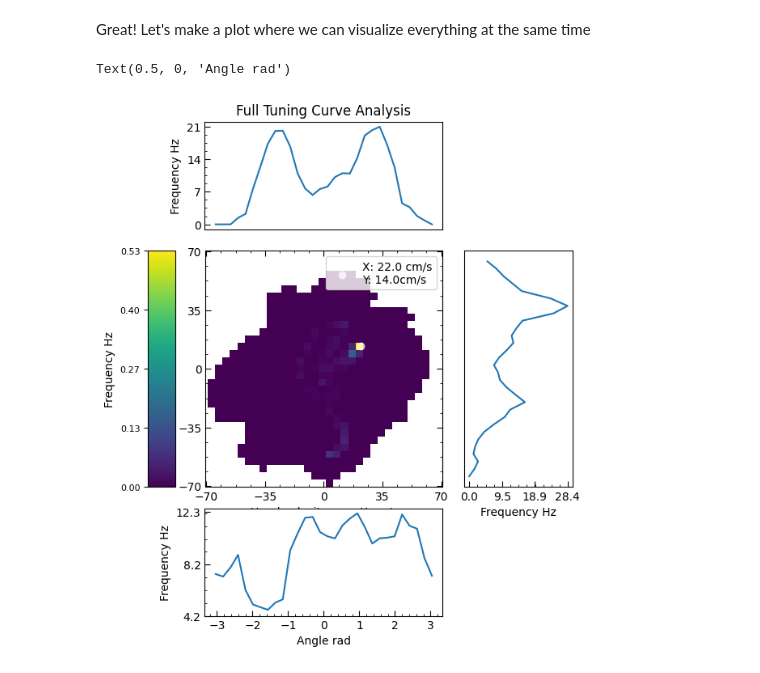
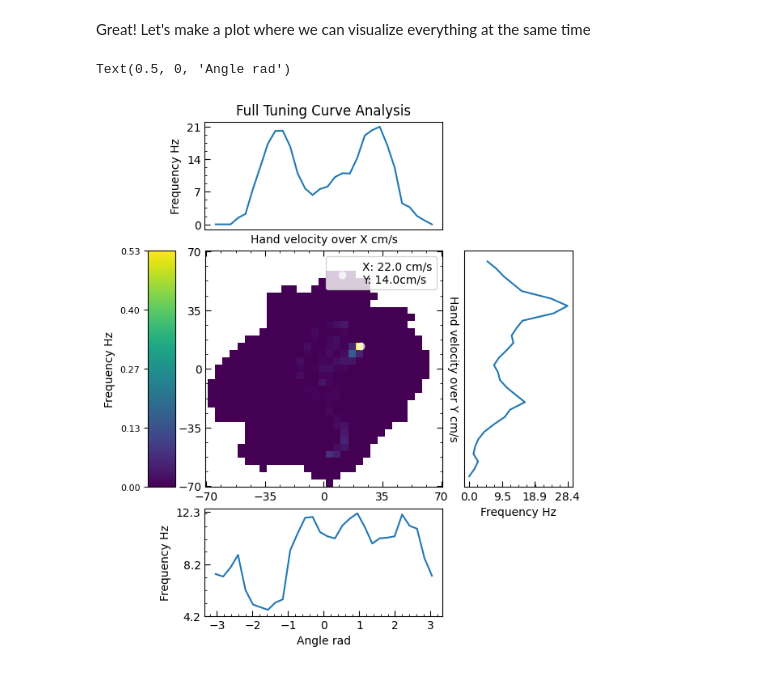
Before and after one commit to catniplab/NeuroTask, a Jupyter notebook: tutorial_data_analysis_nwb.ipynb, the cells around one changed output. Cells and saved outputs as stored; diff of their text form; code cells hidden in the pictures.

Commit message:
tuning curve plot label fix

```diff
--- a/tutorial_data_analysis_nwb.ipynb
+++ b/tutorial_data_analysis_nwb.ipynb
@@ -15,5 +15,5 @@ Remove trials with outcomes: Aborted (A), Incomplete (I), Failed (F)
 
 Also, return the bin size of the dataset in ms
 # %%
-data = nap.load_file("001056/sub-Animal-1-&-2/sub-Animal-1-&-2.nwb")
+data = nap.load_file("/Users/guilhermec.f/Documents/GitHub/NeuroTask - Internship/Dataset/001056/sub-Animal-1-&-2/sub-Animal-1-&-2.nwb")
 df , bin = get_dataframe(data,filter_result=[b'R'])
@@ -434,8 +436,6 @@ plt.yticks(yticks)
 
 #Label Managemnt
 plt.legend()
-plt.xlabel('Hand velocity over X cm/s')
-#plt.ylabel('Hand velocity over Y cm/s')
 
 
 
@@ -480,6 +480,7 @@ plt.yticks(yticks)
 
 #Label Managemnt
 plt.ylabel('Frequency Hz')
+plt.xlabel('Hand velocity over X cm/s')
 plt.title('Full Tuning Curve Analysis')
 
 
@@ -499,31 +500,32 @@ plt.tick_params(direction='in',which='minor', length=2.5, bottom=True, top=False
 plt.tick_params(direction='in',which='major', length=5, bottom=True, top=False, left=True, right=False)
 plt.xticks(xticks)
 plt.yticks(yticks)
 
 #Label Managemnt
 plt.xlabel('Frequency Hz')
+plt.ylabel('Hand velocity over Y cm/s', rotation=270, labelpad=10, va='center')
 
 
 
 # |----- Angle Plot ----|
 angle_subplot = fig.add_subplot(gs[4,1:3])
 angle_subplot = plt.plot(tune_angle.index, tune_angle[neuron])
 
 # Define ticks to present
 yticks = np.round(np.arange(min_tuneangle-0.5, max_tuneangle+1, max_tuneangle/3),1)
 xticks = []
 
 # Configure the ticks
 plt.minorticks_on()
 plt.tick_params(direction='in')
 plt.tick_params(direction='in',which='minor', length=2.5, bottom=True, top=False, left=True, right=False)
 plt.tick_params(direction='in',which='major', length=5, bottom=True, top=False, left=True, right=False)
 #plt.xticks(xticks)
 plt.yticks(yticks)
 
 #Label Managemnt
 plt.ylabel('Frequency Hz')
 plt.xlabel('Angle rad')
 # %% [output]
 Text(0.5, 0, 'Angle rad')
-[figure, old version]
+[figure, new version]
```
Also changed, not shown: parts of 1 cell of this notebook.
